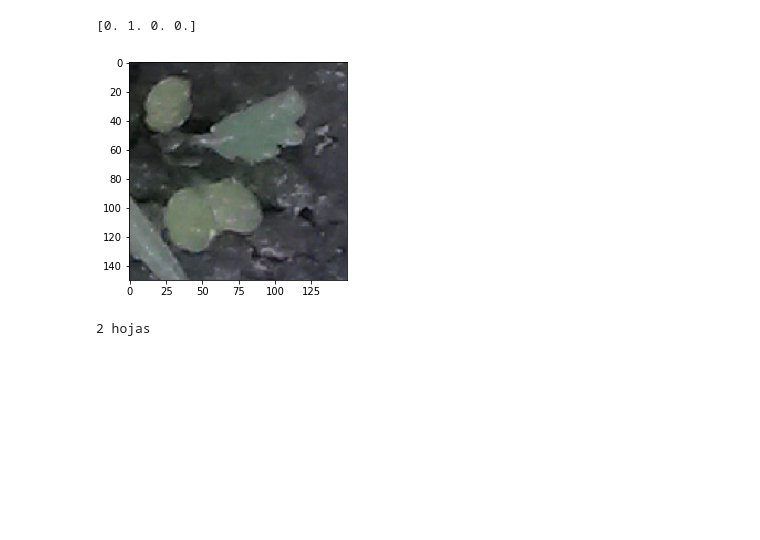
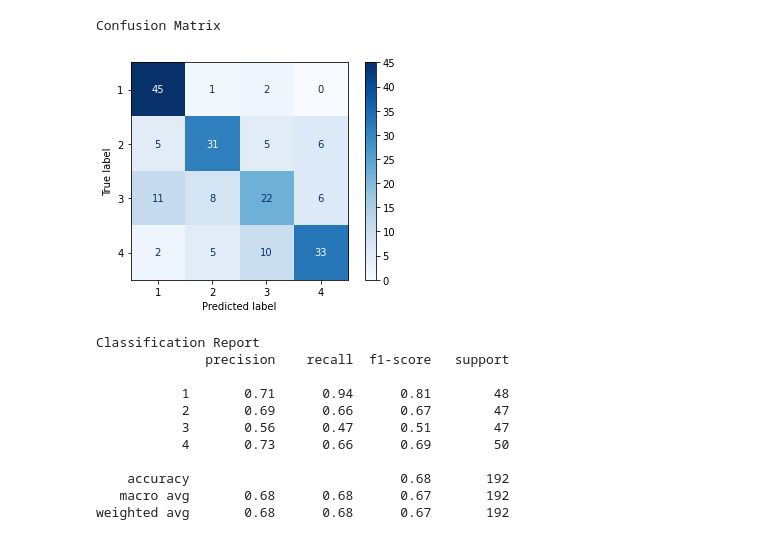
Before and after one commit to fergarfer1/TFGfgf, a Jupyter notebook: CH_V_4hojas.ipynb, the cells around one changed output. Drawn from its saved outputs; the diff is of its cells as text; code cells hidden in the pictures; blank space fills up the shorter version.

```diff
--- a/CH_V_4hojas.ipynb
+++ b/CH_V_4hojas.ipynb
@@ -383,6 +293,7 @@ validation_generator =  validation_datagen.flow_from_directory(validation_dir,
 
 test_generator =  test_datagen.flow_from_directory(test_dir,
                                                          batch_size=20,
+                                                         shuffle=False,
                                                          class_mode  = 'categorical',
                                                          target_size = (150, 150))
 # %% [output]
@@ -472,29 +376,0 @@ model = tf.keras.models.load_model('CH_V_4hojas.h5')
-# %%
-# predicting images
-
-path='hojas/test/3/914.png'
-img=image.load_img(path, target_size=(150, 150))
-
-x=image.img_to_array(img)
-x=np.expand_dims(x, axis=0)
-images = np.vstack([x])
-
-classes = model.predict(images, batch_size=10)
-
-print(classes[0])
-
-plt.imshow(img)
-plt.show()
-
-if classes[0,0] == 1:
-    print("1 hoja")
-if classes[0,1] == 1:
-    print("2 hojas")
-if classes[0,2] == 1:
-    print("3 hojas")
-if classes[0,3] == 1:
-    print("4 hojas")
-# %% [output]
-[0. 1. 0. 0.]
-[figure, removed]
-2 hojas
@@ -500,0 +383,26 @@ if classes[0,3] == 1:
+# %%
+# confusion matrix
+Y_pred = model.predict(test_generator, len(test_dir) // (20+1))
+y_pred = np.argmax(Y_pred, axis=1)
+target_names = ['1', '2','3','4']
+print('Confusion Matrix')
+cm = confusion_matrix(test_generator.classes, y_pred)
+disp = ConfusionMatrixDisplay(confusion_matrix=cm, display_labels=target_names)
+disp.plot(cmap=plt.cm.Blues)
+plt.show()
+print('Classification Report')
+print(classification_report(test_generator.classes, y_pred, target_names=target_names))
+# %% [output]
+Confusion Matrix
+[figure, added]
+Classification Report
+              precision    recall  f1-score   support
+
+           1       0.71      0.94      0.81        48
+           2       0.69      0.66      0.67        47
+           3       0.56      0.47      0.51        47
+           4       0.73      0.66      0.69        50
+
+    accuracy                           0.68       192
+   macro avg       0.68      0.68      0.67       192
+weighted avg       0.68      0.68      0.67       192
```
Also changed, not shown: parts of 23 cells of this notebook, 2 other files.
